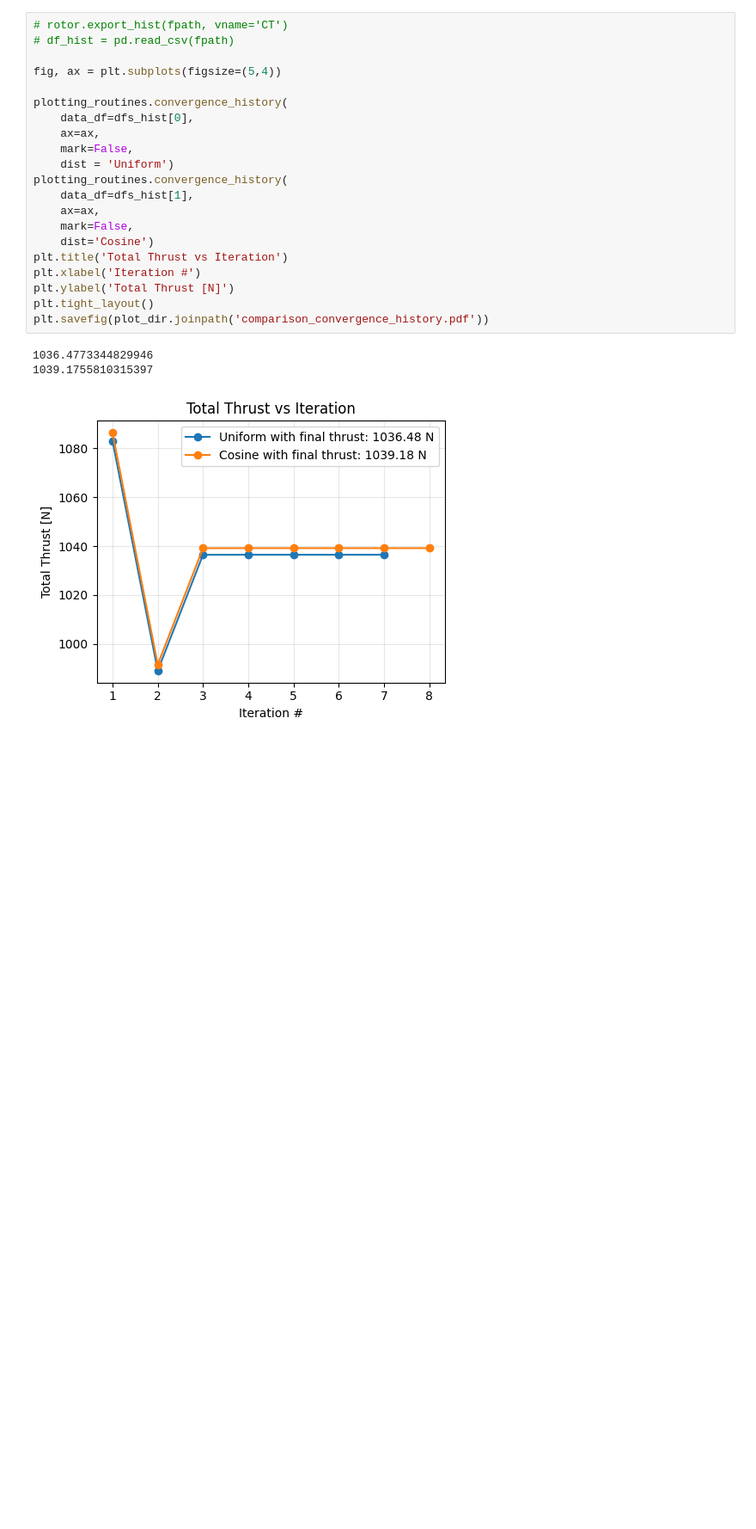
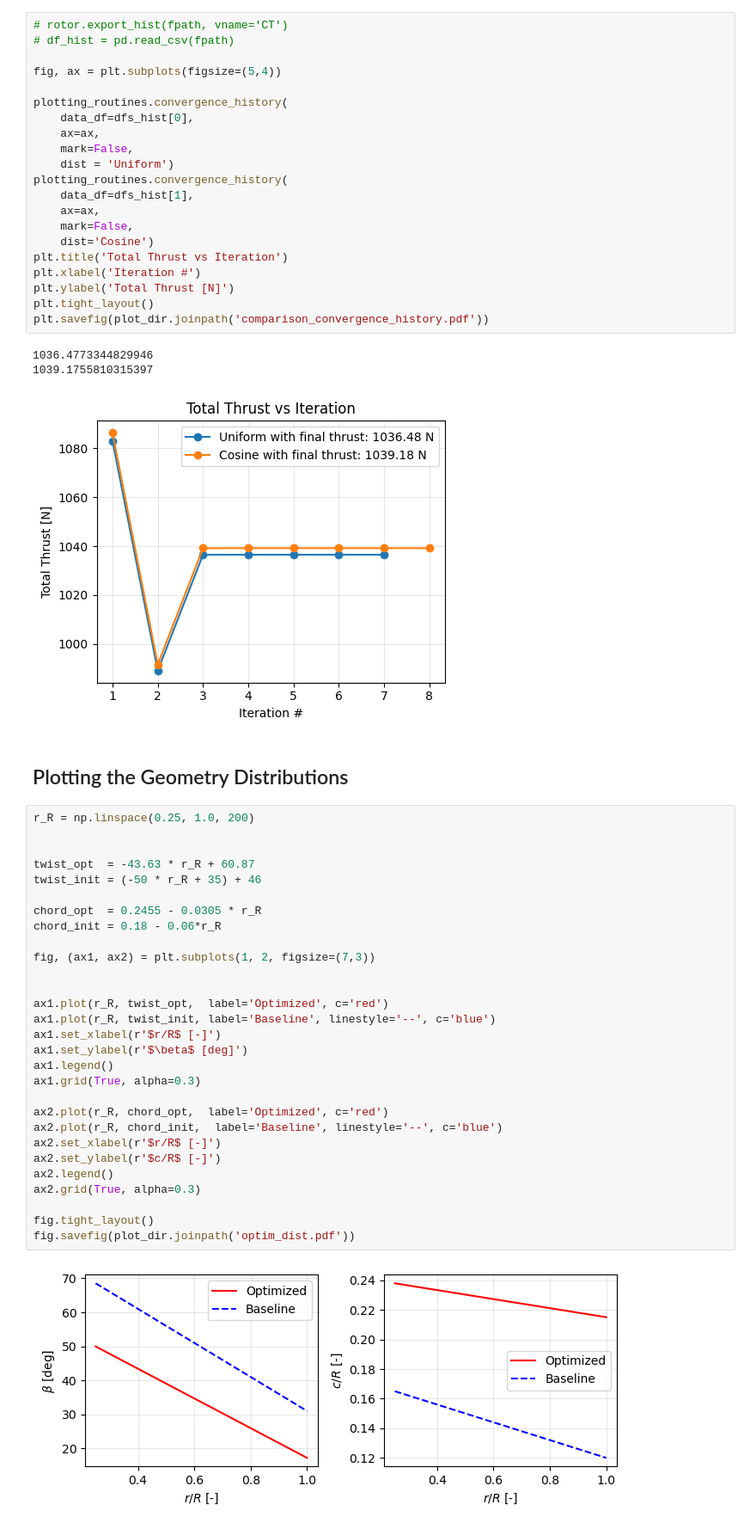
Before and after one commit to NeoStellarator/AE4135_assignments, a Jupyter notebook: 1_BEM/plotting_sandbox.ipynb, the cells around one changed output. Shown at 86% size. Saved outputs shown, nothing was run; the diff lists cells and outputs as text; blank space fills up the shorter version.

```diff
--- a/1_BEM/plotting_sandbox.ipynb
+++ b/1_BEM/plotting_sandbox.ipynb
@@ -341,3 +341,36 @@ plt.savefig(plot_dir.joinpath('comparison_convergence_history.pdf'))
 1036.4773344829946
 1039.1755810315397
 [figure]
+# %% [markdown]
+## Plotting the Geometry Distributions
+# %%
+r_R = np.linspace(0.25, 1.0, 200)
+
+
+twist_opt  = -43.63 * r_R + 60.87
+twist_init = (-50 * r_R + 35) + 46
+
+chord_opt  = 0.2455 - 0.0305 * r_R
+chord_init = 0.18 - 0.06*r_R
+
+fig, (ax1, ax2) = plt.subplots(1, 2, figsize=(7,3))
+
+
+ax1.plot(r_R, twist_opt,  label='Optimized', c='red')
+ax1.plot(r_R, twist_init, label='Baseline', linestyle='--', c='blue')
+ax1.set_xlabel(r'$r/R$ [-]')
+ax1.set_ylabel(r'$\beta$ [deg]')
+ax1.legend()
+ax1.grid(True, alpha=0.3)
+
+ax2.plot(r_R, chord_opt,  label='Optimized', c='red')
+ax2.plot(r_R, chord_init,  label='Baseline', linestyle='--', c='blue')
+ax2.set_xlabel(r'$r/R$ [-]')
+ax2.set_ylabel(r'$c/R$ [-]')
+ax2.legend()
+ax2.grid(True, alpha=0.3)
+
+fig.tight_layout()
+fig.savefig(plot_dir.joinpath('optim_dist.pdf'))
+# %% [output]
+[figure, added]
```
Also changed, not shown: 7 other files.
